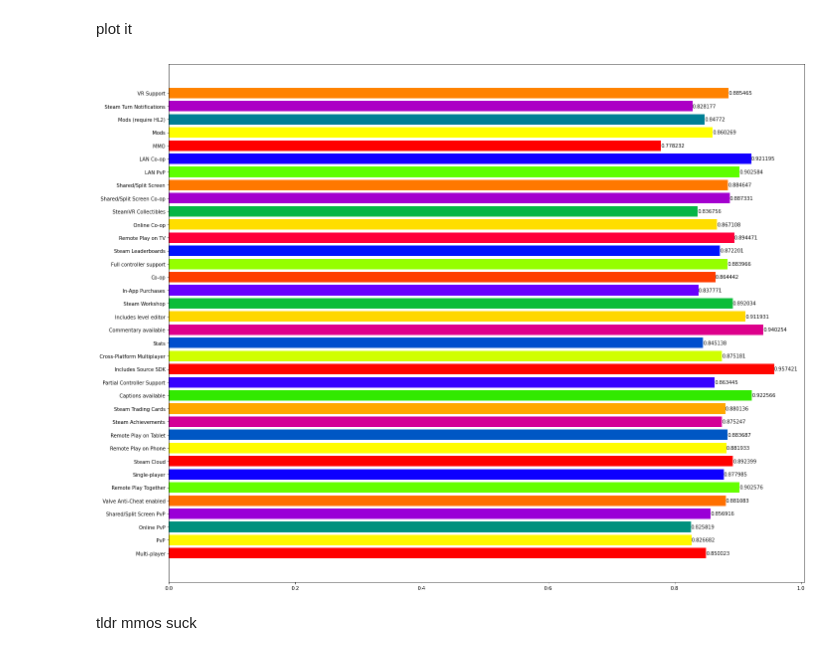
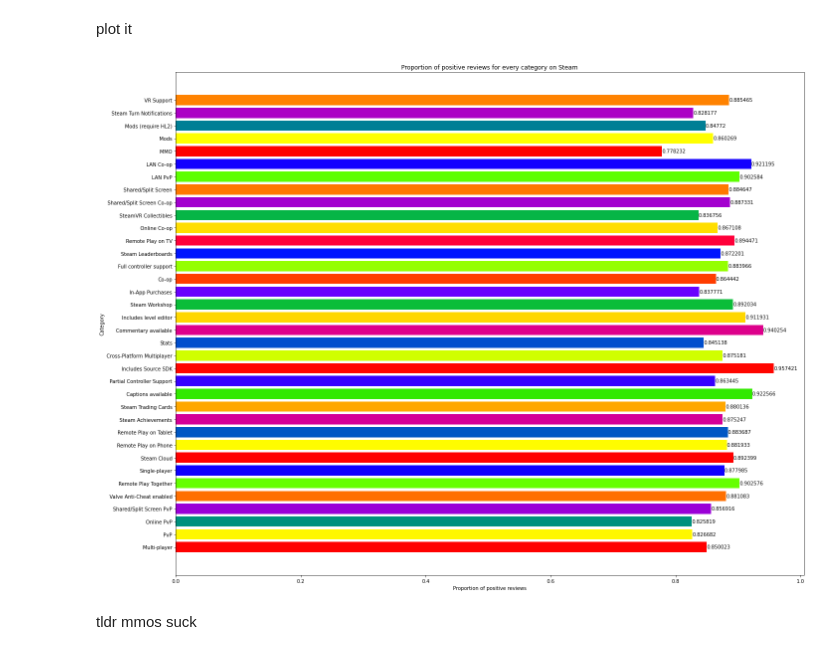
Before and after one commit to PokoNut/CMSC320FinalProject, a Jupyter notebook: final.ipynb, the cells around one changed output. Saved outputs shown, nothing was run; the diff lists cells and outputs as text; code cells hidden in the pictures.

Commit message:
Added titles, fixed typos

```diff
--- a/final.ipynb
+++ b/final.ipynb
@@ -391,17 +395,21 @@ plot it
 # %%
 fig, ax = plt.subplots(figsize=(20,15))
 
 bars = []
 for i in range(0, len(cat_names)):
     bars.append(ax.barh(cat_names[i], cat_avg_prop[i], color=cm.prism(1.*i/len(cat_names))))
 
 for bar in bars:
     ax.bar_label(bar)
 
+ax.set_title("Proportion of positive reviews for every category on Steam")
+ax.set_xlabel("Proportion of positive reviews")
+ax.set_ylabel("Category")
+
 fig.tight_layout()
 pass
 # %% [output]
-[figure, old version]
+[figure, new version]
 # %% [markdown]
 tldr mmos suck
 # %% [markdown]
```
Also changed, not shown: parts of 3 cells of this notebook.
